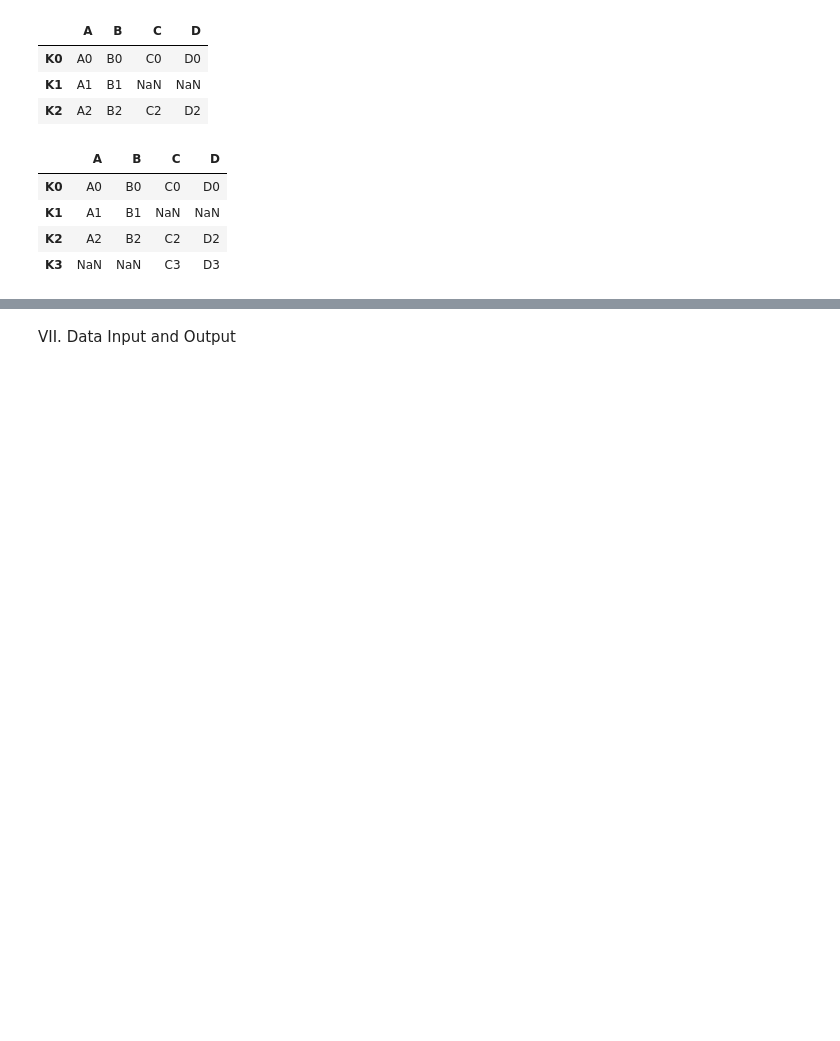
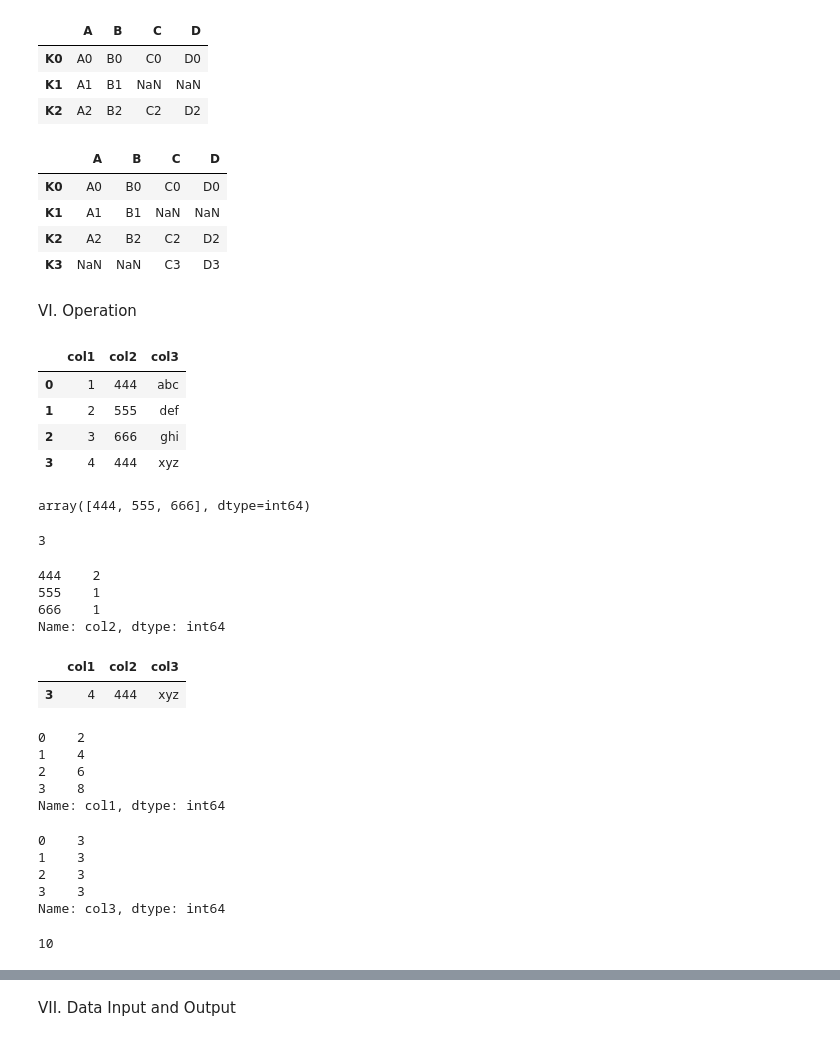
Before and after one commit to PhgLnt/DataMiningLab, a Jupyter notebook: Lab2/Lab2.ipynb, the cells around one changed output, grey strips where cells are left out. Saved outputs shown, nothing was run; the diff lists cells and outputs as text; code cells hidden in the pictures; blank space fills up the shorter version.

```diff
--- a/Lab2/Lab2.ipynb
+++ b/Lab2/Lab2.ipynb
@@ -877,3 +877,5 @@ left.join(right,how='outer')
 | K1 | A1 | B1 | NaN | NaN |
 | K2 | A2 | B2 | C2 | D2 |
 | K3 | NaN | NaN | C3 | D3 |
+# %% [markdown]
+VI. Operation
@@ -879,0 +885,35 @@ left.join(right,how='outer')
+# %%
+df=pd.DataFrame({
+  'col1':[1,2,3,4],
+  'col2':[444,555,666,444],
+  'col3':['abc','def','ghi','xyz']
+})
+# %%
+df.head()
+# %% [output]
+|  | col1 | col2 | col3 |
+| 0 | 1 | 444 | abc |
+| 1 | 2 | 555 | def |
+| 2 | 3 | 666 | ghi |
+| 3 | 4 | 444 | xyz |
+# %%
+df['col2'].unique()
+# %% [output]
+array([444, 555, 666], dtype=int64)
+# %%
+df['col2'].nunique()
+# %% [output]
+3
+# %%
+df['col2'].value_counts()
+# %% [output]
+444    2
+555    1
+666    1
+Name: col2, dtype: int64
+# %%
+newdf = df[(df['col1']>2)&(df['col2']==444)]
+newdf
+# %% [output]
+|  | col1 | col2 | col3 |
+| 3 | 4 | 444 | xyz |
@@ -879,0 +923,20 @@ left.join(right,how='outer')
+# %%
+df['col1'].apply(times)
+# %% [output]
+0    2
+1    4
+2    6
+3    8
+Name: col1, dtype: int64
+# %%
+df['col3'].apply(len)
+# %% [output]
+0    3
+1    3
+2    3
+3    3
+Name: col3, dtype: int64
+# %%
+df['col1'].sum()
+# %% [output]
+10
```
Also changed, not shown: parts of 21 cells of this notebook.
